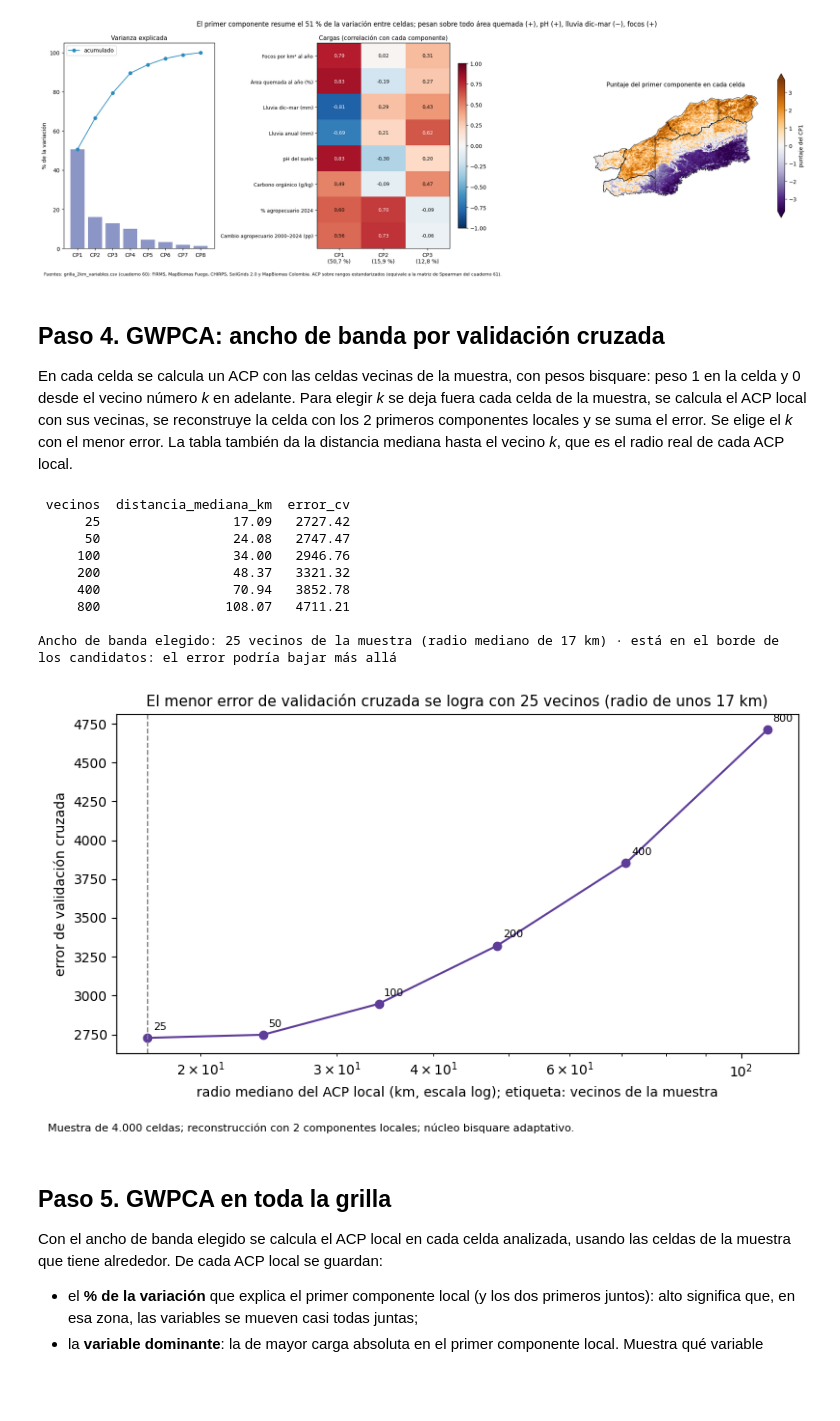
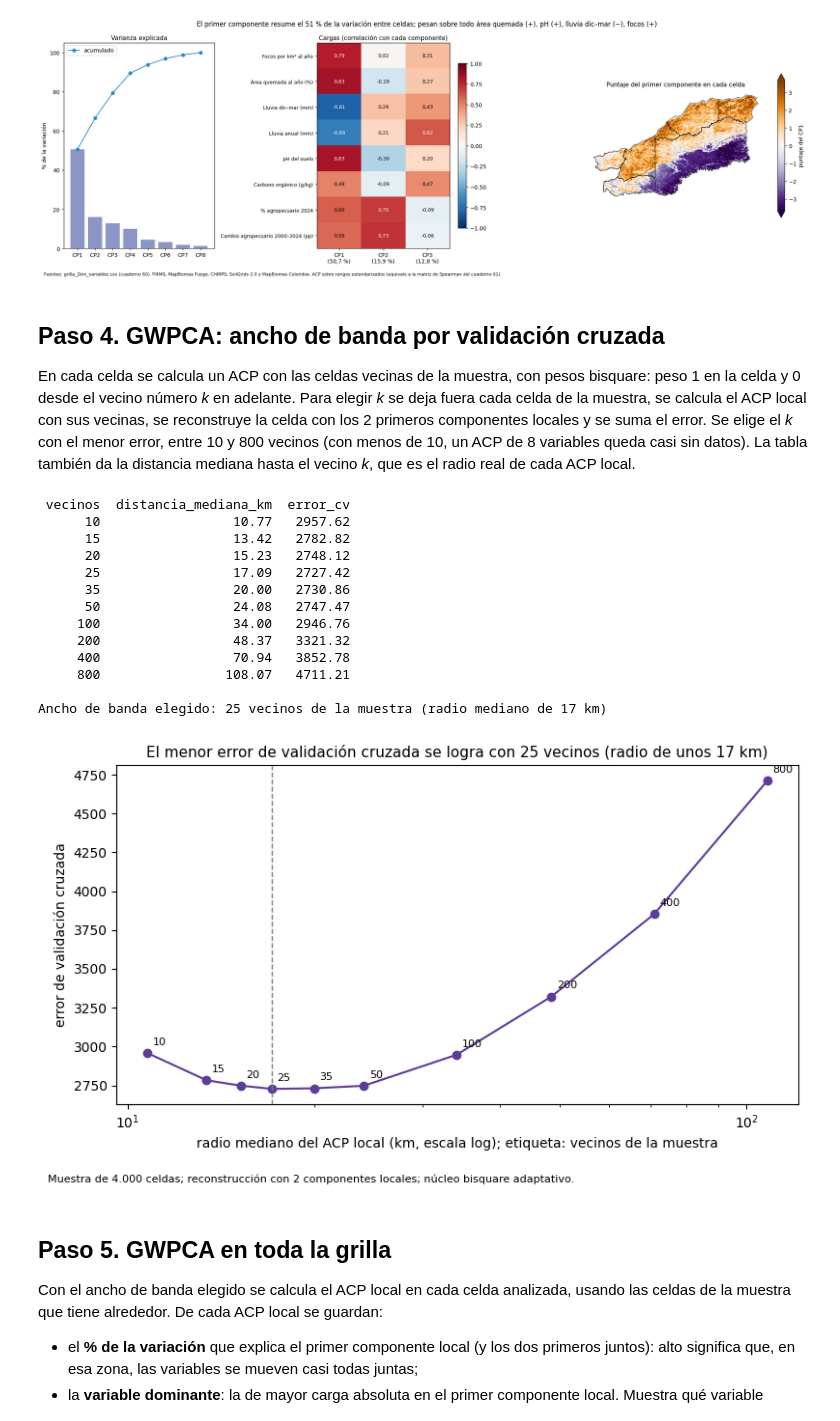
Before and after one commit to DanielFelipeRuizBermudez/Proyecto-ALTILLANURA, a Jupyter notebook: notebooks/60_integracion/62_integracion_gwpca.ipynb, the cells around one changed output. Cells and saved outputs as stored; diff of their text form; code cells hidden in the pictures; blank space fills up the shorter version.

Commit message:
fix: ancho de banda del GWPCA probado desde 10 vecinos

```diff
--- a/notebooks/60_integracion/62_integracion_gwpca.ipynb
+++ b/notebooks/60_integracion/62_integracion_gwpca.ipynb
@@ -90,7 +90,8 @@ CORTOS = {'focos_km2_anio': 'focos', 'quema_media_anual_pct': 'área quemada', '
           'lluvia_anual_1991_2020': 'lluvia anual', 'ph_medio': 'pH', 'cos_medio_gkg': 'carbono orgánico',
           'agro_pct_2024': '% agropecuario 2024', 'cambio_agro_pp': 'cambio agropecuario 2000–2024'}
 M_MUESTRA = 4000
-VECINOS_CANDIDATOS = [25, 50, 100, 200, 400, 800]
+MINIMO_VECINOS = len(VARIABLES) + 2
+VECINOS_CANDIDATOS = [10, 15, 20, 25, 35, 50, 100, 200, 400, 800]
 COMPONENTES_CV = 2
 BLOQUE = 500
 
@@ -230,7 +231,7 @@ plt.show()
 [figure]
 # %% [markdown]
 ## Paso 4. GWPCA: ancho de banda por validación cruzada
-En cada celda se calcula un ACP con las celdas vecinas de la muestra, con pesos bisquare: peso 1 en la celda y 0 desde el vecino número *k* en adelante. Para elegir *k* se deja fuera cada celda de la muestra, se calcula el ACP local con sus vecinas, se reconstruye la celda con los 2 primeros componentes locales y se suma el error. Se elige el *k* con el menor error. La tabla también da la distancia mediana hasta el vecino *k*, que es el radio real de cada ACP local.
+En cada celda se calcula un ACP con las celdas vecinas de la muestra, con pesos bisquare: peso 1 en la celda y 0 desde el vecino número *k* en adelante. Para elegir *k* se deja fuera cada celda de la muestra, se calcula el ACP local con sus vecinas, se reconstruye la celda con los 2 primeros componentes locales y se suma el error. Se elige el *k* con el menor error, entre 10 y 800 vecinos (con menos de 10, un ACP de 8 variables queda casi sin datos). La tabla también da la distancia mediana hasta el vecino *k*, que es el radio real de cada ACP local.
 # %%
 def pesos_bisquare(distancias):
     banda = distancias[:, -1:]
@@ -251,7 +252,7 @@ Zm, XYm = Z[muestra], XY[muestra]
 arbol = cKDTree(XYm)
 
 filas = []
-for k in [v for v in VECINOS_CANDIDATOS if v + 2 <= m]:
+for k in [v for v in VECINOS_CANDIDATOS if MINIMO_VECINOS <= v <= m - 2]:
     dist, idx = arbol.query(XYm, k=k + 2)
     dist, idx = dist[:, 1:], idx[:, 1:]
     pesos = pesos_bisquare(dist)
@@ -266,37 +267,47 @@ for k in [v for v in VECINOS_CANDIDATOS if v + 2 <= m]:
     filas.append({'vecinos': k, 'distancia_mediana_km': float(np.median(dist[:, -1])), 'error_cv': error})
 ancho = pd.DataFrame(filas)
 K = int(ancho.loc[ancho['error_cv'].idxmin(), 'vecinos'])
 RADIO_KM = float(ancho.loc[ancho['vecinos'] == K, 'distancia_mediana_km'].iloc[0])
-EN_BORDE = K in (ancho['vecinos'].min(), ancho['vecinos'].max())
+if K == ancho['vecinos'].min():
+    AVISO_BORDE = (f'es el menor ancho probado ({K} vecinos; un ACP local de {len(VARIABLES)} variables necesita al menos '
+                   f'{MINIMO_VECINOS}): los datos favorecen una estructura muy local')
+elif K == ancho['vecinos'].max():
+    AVISO_BORDE = 'es el mayor ancho probado: el error podría bajar con un ancho mayor'
+else:
+    AVISO_BORDE = ''
 ancho.round(4).to_csv(os.path.join(RESULTADOS, '62_gwpca_ancho_banda.csv'), index=False)
 print(ancho.round(2).to_string(index=False))
 print(f'\nAncho de banda elegido: {K} vecinos de la muestra (radio mediano de {coma(RADIO_KM, 0)} km)'
-      + (' · está en el borde de los candidatos: el error podría bajar más allá' if EN_BORDE else ''))
+      + (f' · {AVISO_BORDE}' if AVISO_BORDE else ''))
 
 fig, ax = plt.subplots(figsize=(8, 4.5))
 ax.plot(ancho['distancia_mediana_km'], ancho['error_cv'], marker='o', color='#5e3c99')
 for _, f in ancho.iterrows():
     ax.annotate(f'{int(f.vecinos)}', (f.distancia_mediana_km, f.error_cv), textcoords='offset points', xytext=(4, 6), fontsize=8)
 ax.axvline(RADIO_KM, color='grey', linestyle='--', linewidth=1)
 ax.set_xscale('log')
 ax.set_xlabel('radio mediano del ACP local (km, escala log); etiqueta: vecinos de la muestra')
 ax.set_ylabel('error de validación cruzada')
 ax.set_title(f'El menor error de validación cruzada se logra con {K} vecinos (radio de unos {coma(RADIO_KM, 0)} km)', fontsize=11)
 fig.text(0.01, -0.04, f'Muestra de {coma(m, 0)} celdas; reconstrucción con {COMPONENTES_CV} componentes locales; núcleo bisquare adaptativo.', fontsize=8)
 plt.tight_layout()
 plt.savefig(os.path.join(GRAFICAS, '62_gwpca_ancho_banda.png'), dpi=150, bbox_inches='tight')
 plt.show()
 # %% [output]
  vecinos  distancia_mediana_km  error_cv
+      10                 10.77   2957.62
+      15                 13.42   2782.82
+      20                 15.23   2748.12
       25                 17.09   2727.42
+      35                 20.00   2730.86
       50                 24.08   2747.47
      100                 34.00   2946.76
      200                 48.37   3321.32
      400                 70.94   3852.78
      800                108.07   4711.21
 
-Ancho de banda elegido: 25 vecinos de la muestra (radio mediano de 17 km) · está en el borde de los candidatos: el error podría bajar más allá
+Ancho de banda elegido: 25 vecinos de la muestra (radio mediano de 17 km)
-[figure, old version]
+[figure, new version]
 # %% [markdown]
 ## Paso 5. GWPCA en toda la grilla
 Con el ancho de banda elegido se calcula el ACP local en cada celda analizada, usando las celdas de la muestra que tiene alrededor. De cada ACP local se guardan:
```
Also changed, not shown: parts of 2 cells of this notebook, 2 other files.
